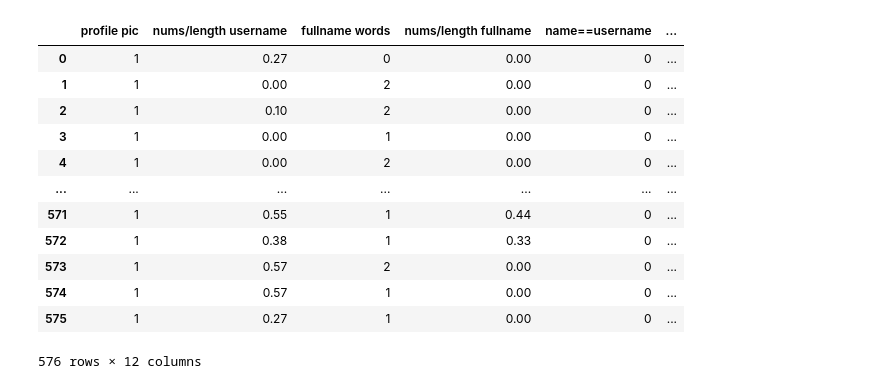
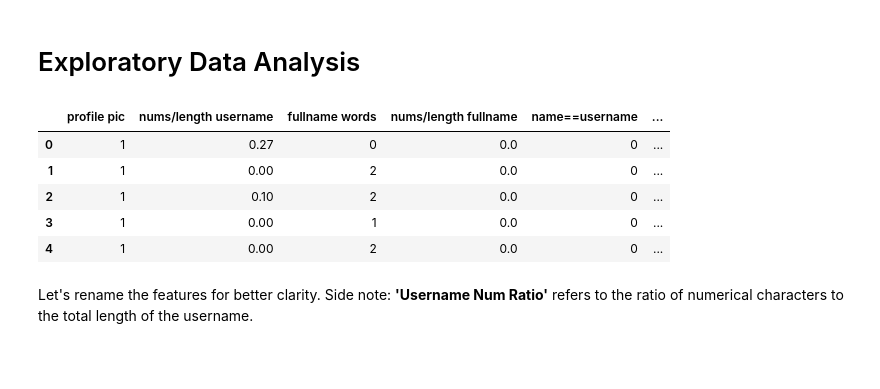
Before and after one commit to IlyasTcr/fake-instagram-accounts, a Jupyter notebook: main.ipynb, the cells around one changed output. Cells and saved outputs as stored; diff of their text form; code cells hidden in the pictures; blank space fills up the shorter version.

Commit message:
exploratory data analysis

```diff
--- a/main.ipynb
+++ b/main.ipynb
@@ -3,17 +29,15 @@ import pandas as pd
+# %% [markdown]
+# Exploratory Data Analysis
 # %%
 df = pd.read_csv("data/train.csv")
-df
+df.head()
 # %% [output]
 |  | profile pic | nums/length username | fullname words | nums/length fullname | name==username | ... |
-| 0 | 1 | 0.27 | 0 | 0.00 | 0 | ... |
-| 1 | 1 | 0.00 | 2 | 0.00 | 0 | ... |
-| 2 | 1 | 0.10 | 2 | 0.00 | 0 | ... |
-| 3 | 1 | 0.00 | 1 | 0.00 | 0 | ... |
-| 4 | 1 | 0.00 | 2 | 0.00 | 0 | ... |
-| ... | ... | ... | ... | ... | ... | ... |
-| 571 | 1 | 0.55 | 1 | 0.44 | 0 | ... |
-| 572 | 1 | 0.38 | 1 | 0.33 | 0 | ... |
-| 573 | 1 | 0.57 | 2 | 0.00 | 0 | ... |
-| 574 | 1 | 0.57 | 1 | 0.00 | 0 | ... |
-| 575 | 1 | 0.27 | 1 | 0.00 | 0 | ... |
+| 0 | 1 | 0.27 | 0 | 0.0 | 0 | ... |
+| 1 | 1 | 0.00 | 2 | 0.0 | 0 | ... |
+| 2 | 1 | 0.10 | 2 | 0.0 | 0 | ... |
+| 3 | 1 | 0.00 | 1 | 0.0 | 0 | ... |
+| 4 | 1 | 0.00 | 2 | 0.0 | 0 | ... |
-576 rows × 12 columns
+# %% [markdown]
+Let's rename the features for better clarity.
+Side note: **'Username Num Ratio'** refers to the ratio of numerical characters to the total length of the username.
```
Also changed, not shown: parts of 23 cells of this notebook.
